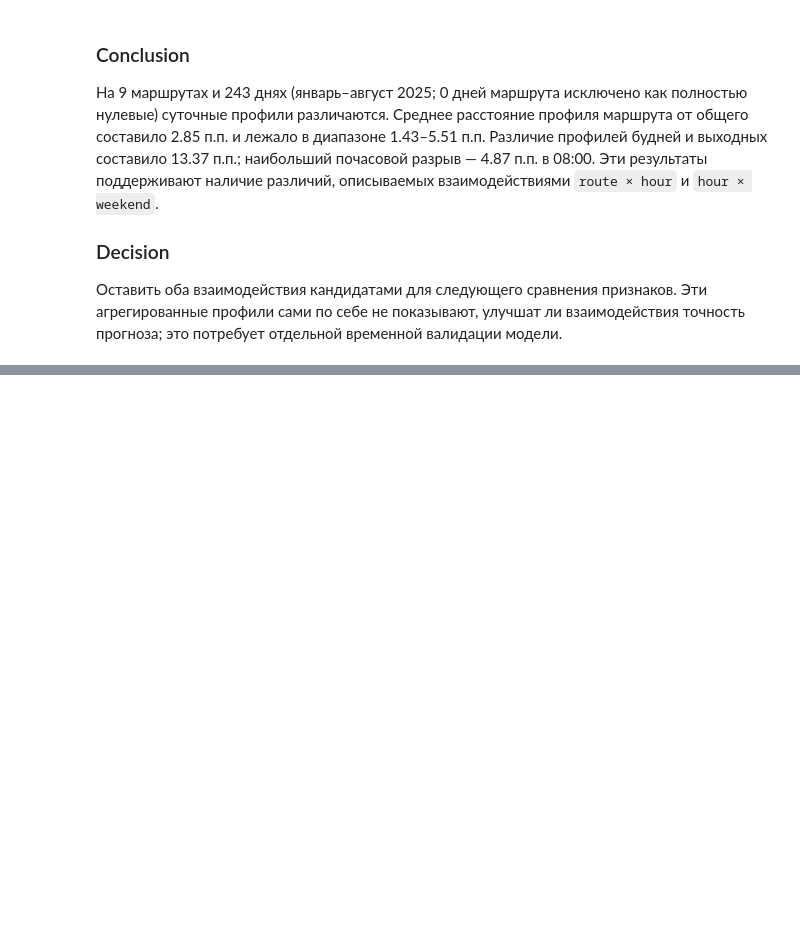
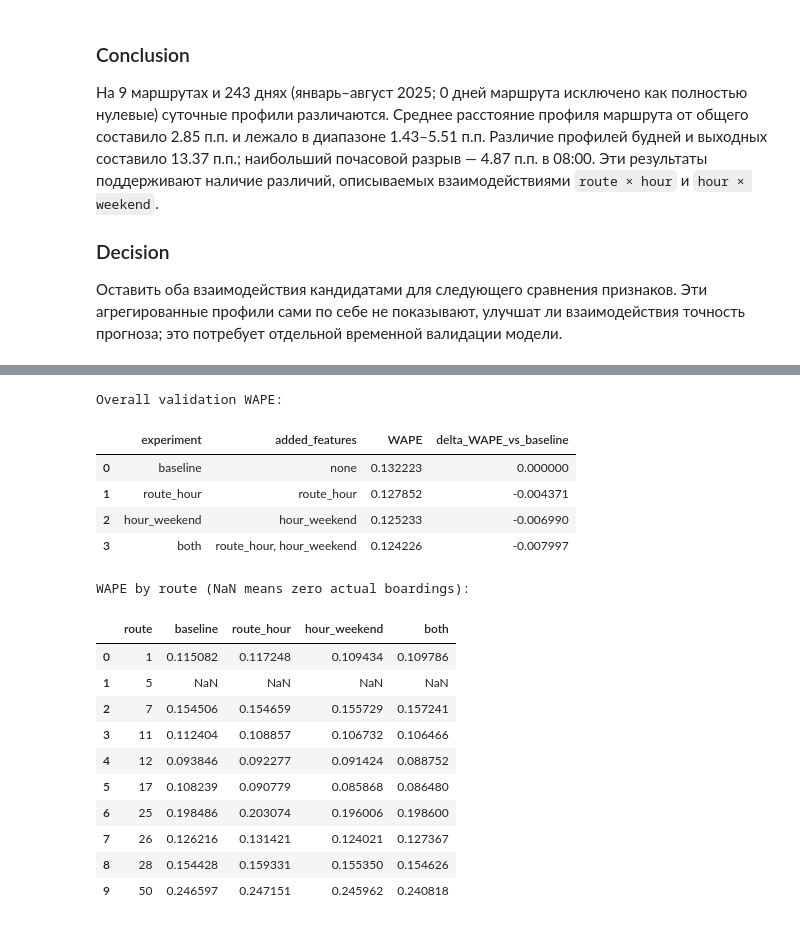
Before and after one commit to rapogahu/MT-Hackathon-2026, a Jupyter notebook: ml/notebooks/feature_engineering.ipynb, the cells around one changed output, grey strips where cells are left out. Drawn from its saved outputs; the diff is of its cells as text; code cells hidden in the pictures; blank space fills up the shorter version.

Commit message:
featur: route x hout hout x weekend

```diff
--- a/ml/notebooks/feature_engineering.ipynb
+++ b/ml/notebooks/feature_engineering.ipynb
@@ -199,0 +280,59 @@ Largest hourly gap: 4.87 pp at 08:00
+# %%
+actual = pd.read_csv(VALID_HOURLY_PATH, sep=";", usecols=["boardings"])["boardings"].to_numpy()
+if len(actual) != len(validation_keys) or actual.sum() == 0:
+    raise ValueError("Invalid validation targets")
+if any(
+    len(prediction) != len(actual) or not np.isfinite(prediction).all()
+    for prediction in predictions_by_experiment.values()
+):
+    raise ValueError("Invalid validation predictions")
+
+summary_rows = []
+route_totals = (
+    pd.DataFrame({"route": validation_keys["route"], "actual": actual})
+    .groupby("route")["actual"].sum()
+    .reindex(ROUTES)
+)
+route_wape = pd.DataFrame(index=pd.Index(ROUTES, name="route"))
+for experiment, added_features in EXPERIMENTS:
+    absolute_error = np.abs(actual - predictions_by_experiment[experiment])
+    summary_rows.append(
+        {
+            "experiment": experiment,
+            "added_features": ", ".join(added_features) or "none",
+            "WAPE": absolute_error.sum() / actual.sum(),
+        }
+    )
+    route_error = (
+        pd.DataFrame({"route": validation_keys["route"], "absolute_error": absolute_error})
+        .groupby("route")["absolute_error"].sum()
+        .reindex(ROUTES)
+    )
+    route_wape[experiment] = route_error / route_totals.replace(0, np.nan)
+
+summary = pd.DataFrame(summary_rows)
+baseline_wape = summary.loc[summary["experiment"].eq("baseline"), "WAPE"].iloc[0]
+summary["delta_WAPE_vs_baseline"] = summary["WAPE"] - baseline_wape
+print("Overall validation WAPE:")
+display(summary.round(6))
+print("WAPE by route (NaN means zero actual boardings):")
+display(route_wape.reset_index().round(6))
+# %% [output]
+Overall validation WAPE:
+|  | experiment | added_features | WAPE | delta_WAPE_vs_baseline |
+| 0 | baseline | none | 0.132223 | 0.000000 |
+| 1 | route_hour | route_hour | 0.127852 | -0.004371 |
+| 2 | hour_weekend | hour_weekend | 0.125233 | -0.006990 |
+| 3 | both | route_hour, hour_weekend | 0.124226 | -0.007997 |
+WAPE by route (NaN means zero actual boardings):
+|  | route | baseline | route_hour | hour_weekend | both |
+| 0 | 1 | 0.115082 | 0.117248 | 0.109434 | 0.109786 |
+| 1 | 5 | NaN | NaN | NaN | NaN |
+| 2 | 7 | 0.154506 | 0.154659 | 0.155729 | 0.157241 |
+| 3 | 11 | 0.112404 | 0.108857 | 0.106732 | 0.106466 |
+| 4 | 12 | 0.093846 | 0.092277 | 0.091424 | 0.088752 |
+| 5 | 17 | 0.108239 | 0.090779 | 0.085868 | 0.086480 |
+| 6 | 25 | 0.198486 | 0.203074 | 0.196006 | 0.198600 |
+| 7 | 26 | 0.126216 | 0.131421 | 0.124021 | 0.127367 |
+| 8 | 28 | 0.154428 | 0.159331 | 0.155350 | 0.154626 |
+| 9 | 50 | 0.246597 | 0.247151 | 0.245962 | 0.240818 |
```
Also changed, not shown: parts of 4 cells of this notebook.
